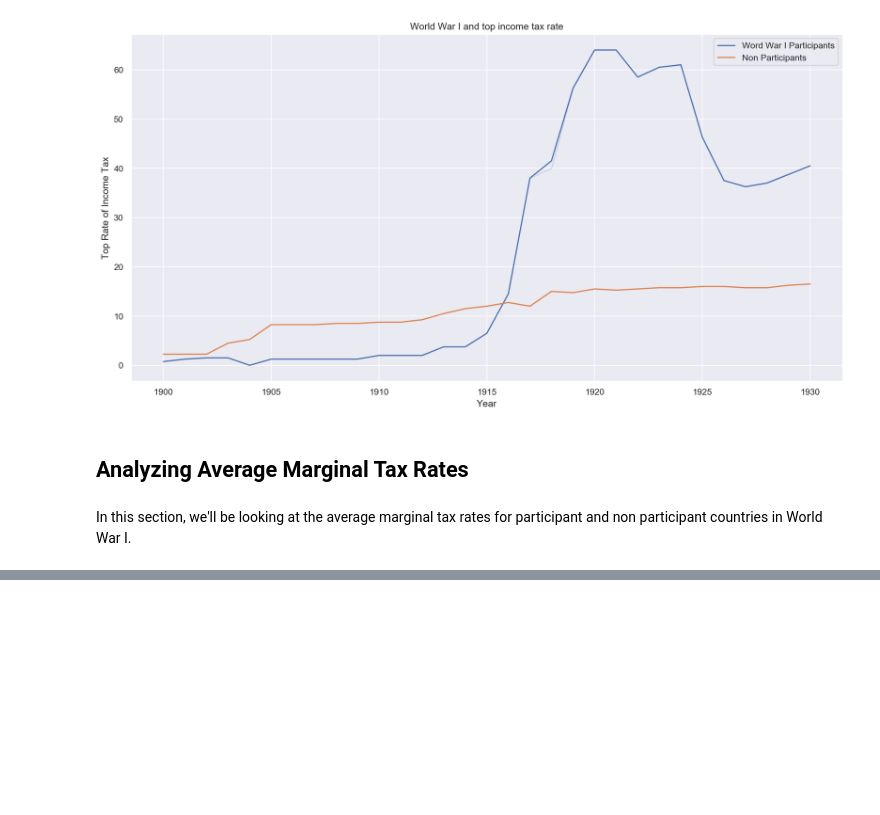
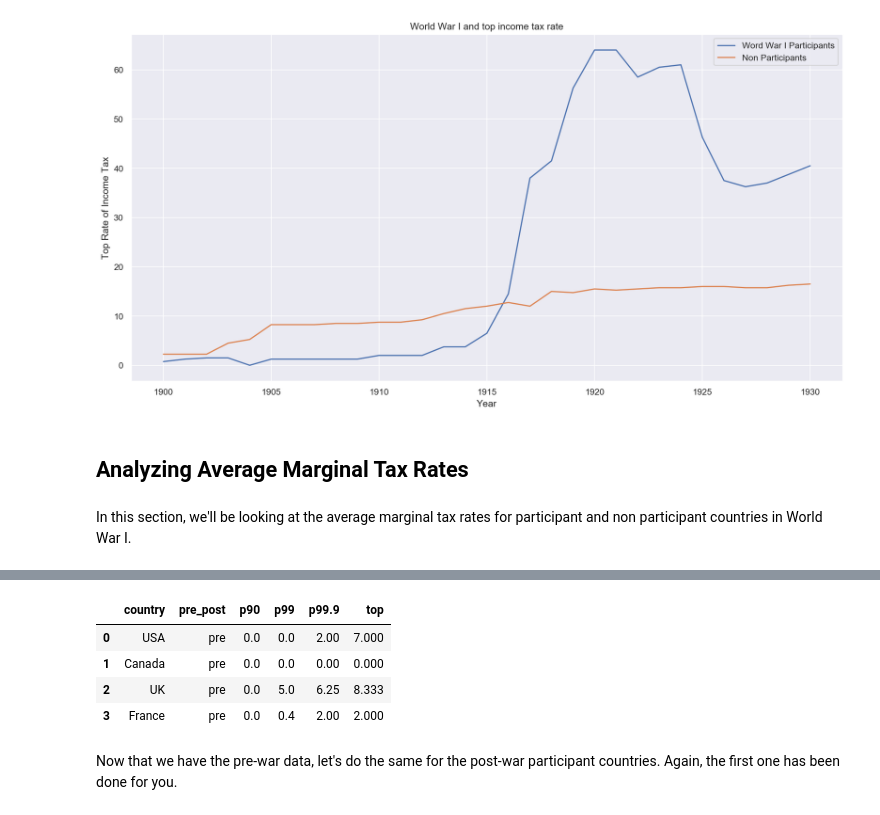
Before and after one commit to ds-modules/PS-88-21-DEV, a Jupyter notebook: lab/sheve_stasavage/student_facing_sheve_stasavage.ipynb, the cells around one changed output, grey strips where cells are left out. Drawn from its saved outputs; the diff is of its cells as text; code cells hidden in the pictures; blank space fills up the shorter version.

```diff
--- a/lab/sheve_stasavage/student_facing_sheve_stasavage.ipynb
+++ b/lab/sheve_stasavage/student_facing_sheve_stasavage.ipynb
@@ -210,0 +209,12 @@ dtype: float64
+# %%
+# This cell combines everything you selected in the previous cell into one dataframe
+pre_tax_data_participants = usa_pre.append(canada_pre).append(uk_pre).append(france_pre)
+pre_tax_data_participants
+# %% [output]
+|  | country | pre_post | p90 | p99 | p99.9 | top |
+| 0 | USA | pre | 0.0 | 0.0 | 2.00 | 7.000 |
+| 1 | Canada | pre | 0.0 | 0.0 | 0.00 | 0.000 |
+| 2 | UK | pre | 0.0 | 5.0 | 6.25 | 8.333 |
+| 3 | France | pre | 0.0 | 0.4 | 2.00 | 2.000 |
+# %% [markdown]
+Now that we have the pre-war data, let's do the same for the post-war participant countries. Again, the first one has been done for you.
```
Also changed, not shown: parts of 30 cells of this notebook.
